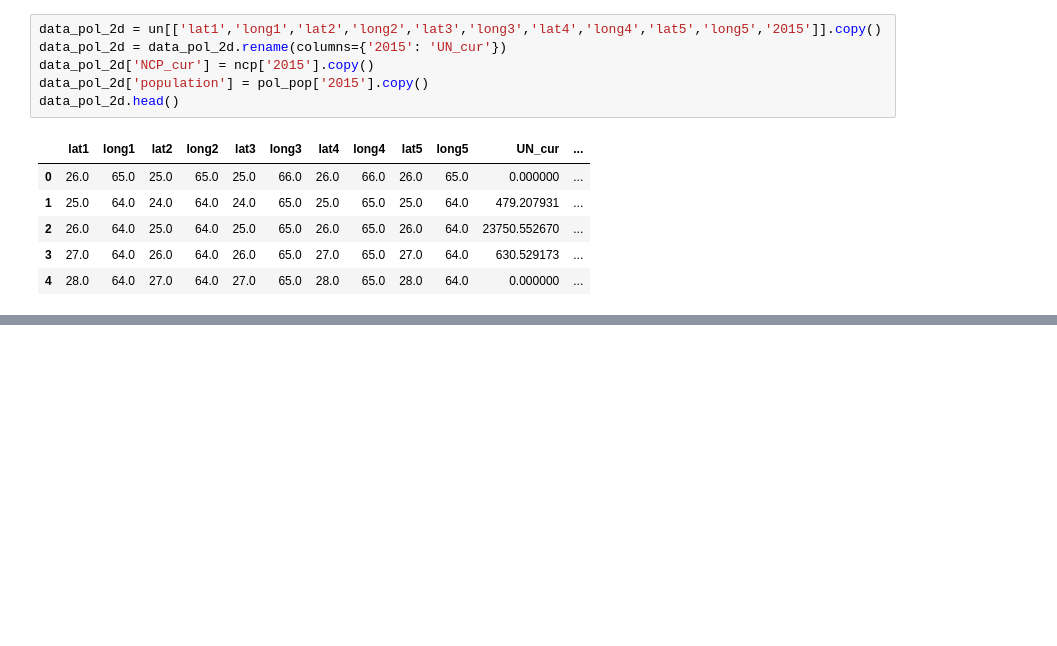
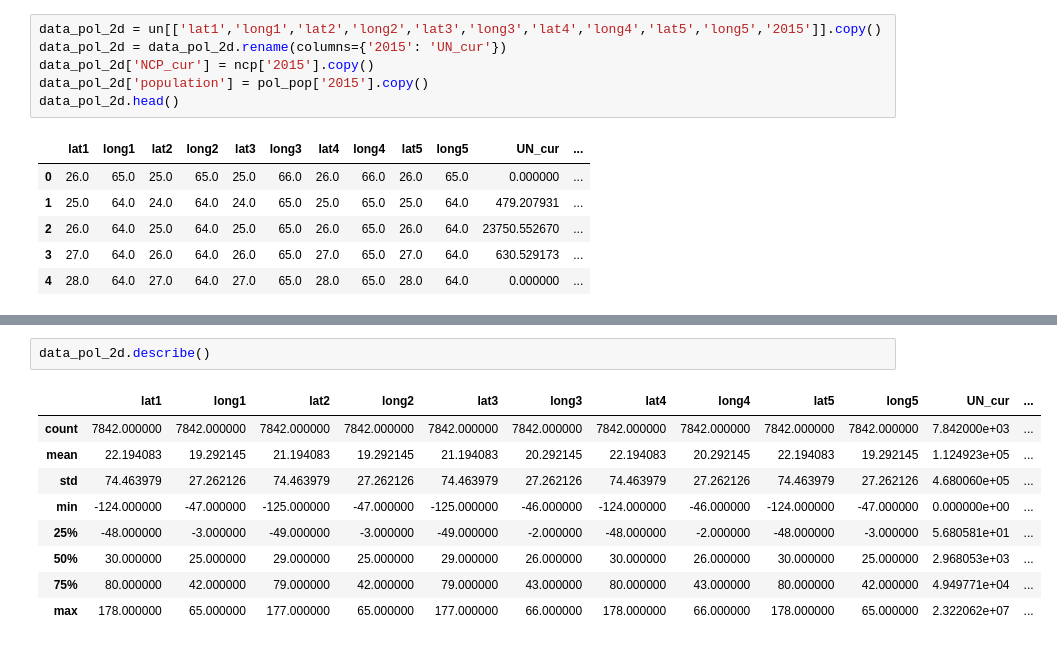
Before and after one commit to charlottegiseleweil/ipbes, a Jupyter notebook: Data Processing/Data_processing.ipynb, the cells around one changed output, grey strips where cells are left out. Drawn from its saved outputs; the diff is of its cells as text; blank space fills up the shorter version.

```diff
--- a/Data Processing/Data_processing.ipynb
+++ b/Data Processing/Data_processing.ipynb
@@ -522,0 +535,12 @@ data_pol_2d.to_csv('../Data/data_pol_2d.csv', sep=',')
+# %%
+data_pol_2d.describe()
+# %% [output]
+|  | lat1 | long1 | lat2 | long2 | lat3 | long3 | lat4 | long4 | lat5 | long5 | UN_cur | ... |
+| count | 7842.000000 | 7842.000000 | 7842.000000 | 7842.000000 | 7842.000000 | 7842.000000 | 7842.000000 | 7842.000000 | 7842.000000 | 7842.000000 | 7.842000e+03 | ... |
+| mean | 22.194083 | 19.292145 | 21.194083 | 19.292145 | 21.194083 | 20.292145 | 22.194083 | 20.292145 | 22.194083 | 19.292145 | 1.124923e+05 | ... |
+| std | 74.463979 | 27.262126 | 74.463979 | 27.262126 | 74.463979 | 27.262126 | 74.463979 | 27.262126 | 74.463979 | 27.262126 | 4.680060e+05 | ... |
+| min | -124.000000 | -47.000000 | -125.000000 | -47.000000 | -125.000000 | -46.000000 | -124.000000 | -46.000000 | -124.000000 | -47.000000 | 0.000000e+00 | ... |
+| 25% | -48.000000 | -3.000000 | -49.000000 | -3.000000 | -49.000000 | -2.000000 | -48.000000 | -2.000000 | -48.000000 | -3.000000 | 5.680581e+01 | ... |
+| 50% | 30.000000 | 25.000000 | 29.000000 | 25.000000 | 29.000000 | 26.000000 | 30.000000 | 26.000000 | 30.000000 | 25.000000 | 2.968053e+03 | ... |
+| 75% | 80.000000 | 42.000000 | 79.000000 | 42.000000 | 79.000000 | 43.000000 | 80.000000 | 43.000000 | 80.000000 | 42.000000 | 4.949771e+04 | ... |
+| max | 178.000000 | 65.000000 | 177.000000 | 65.000000 | 177.000000 | 66.000000 | 178.000000 | 66.000000 | 178.000000 | 65.000000 | 2.322062e+07 | ... |
```
Also changed, not shown: parts of 3 cells of this notebook, 34 other files.
